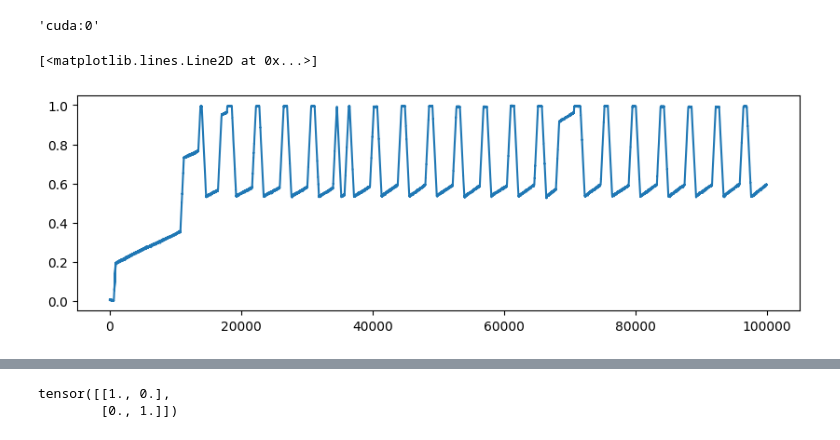
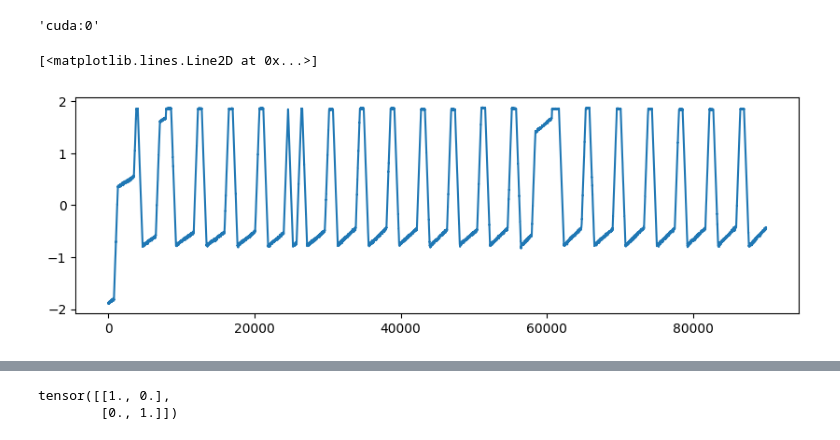
Before and after one commit to Andrei3223/VAE_anomaly_detection, a Jupyter notebook: swat_preproc.ipynb, the cells around one changed output, grey strips where cells are left out. Saved outputs shown, nothing was run; the diff lists cells and outputs as text; code cells hidden in the pictures.

```diff
--- a/swat_preproc.ipynb
+++ b/swat_preproc.ipynb
@@ -307,12 +304,12 @@ test_dataset = SwatDataset("./test.npy", feature_idx=col_list, start_idx=0, end_
 # %%
-train_clear = np.load("./train.npy", allow_pickle=True).take(col_list, axis=1)
+train_clear = np.load("./train_norm.npy", allow_pickle=True).take(col_list, axis=1)
 train_clear.shape
 
 fig, axs = plt.subplots(1, 1, figsize =(10, 3))
-axs.plot(train_clear[:100_000, 0])
+axs.plot(train_clear[10_000:100_000, 0])
 # %% [output]
 [<matplotlib.lines.Line2D at 0x...>]
-[figure, old version]
+[figure, new version]
 # %%
 torch.mean(train_dataset[0][0], dim=0)
 # %% [output]
```
Also changed, not shown: parts of 11 cells of this notebook, 3 other files.
